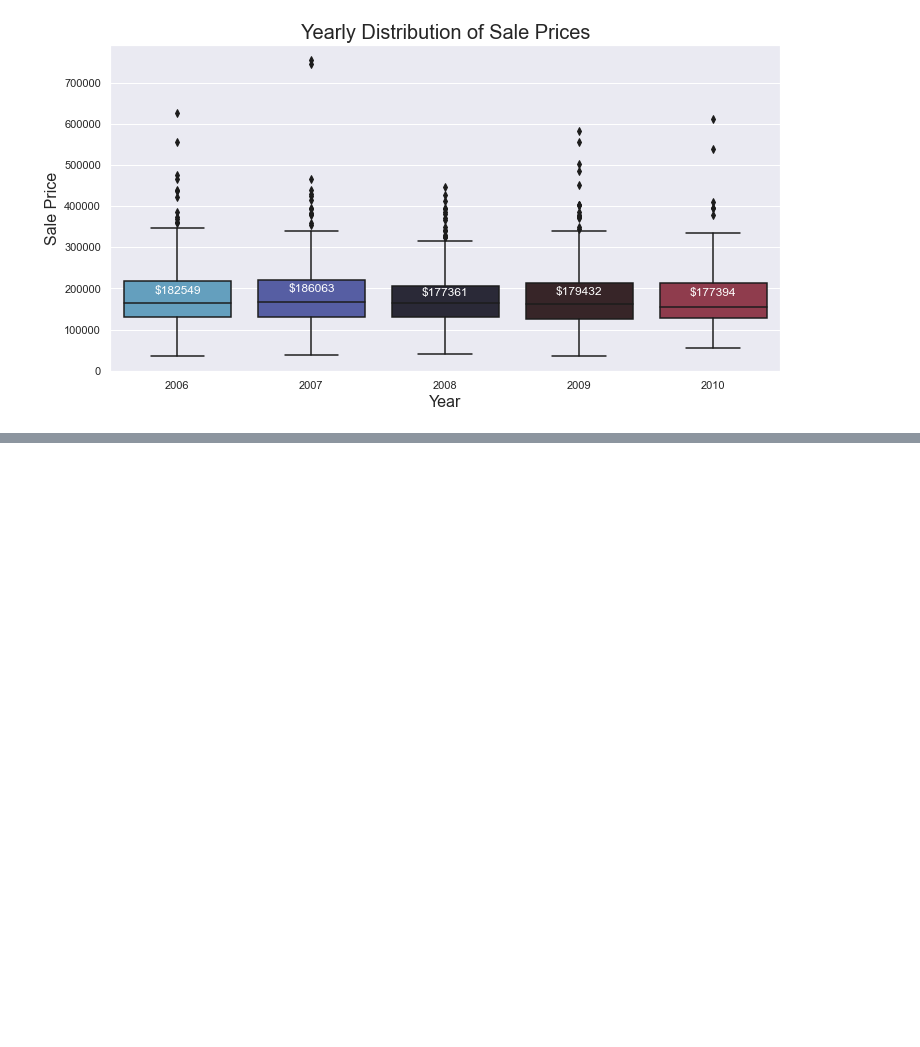
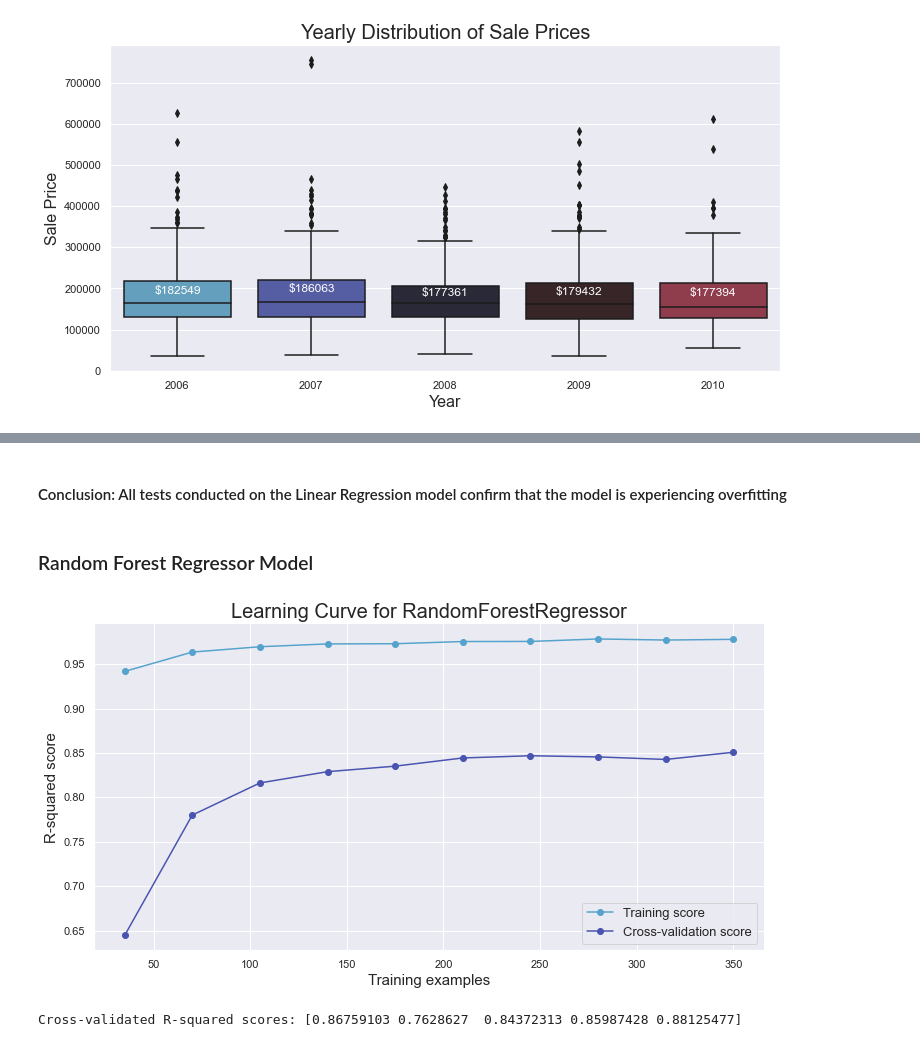
Before and after one commit to Guilhermedbs/House-Prices, a Jupyter notebook: House prices.ipynb, the cells around one changed output, grey strips where cells are left out. Cells and saved outputs as stored; diff of their text form; code cells hidden in the pictures; blank space fills up the shorter version.

```diff
--- a/House prices.ipynb
+++ b/House prices.ipynb
@@ -505,0 +622,17 @@ X_train, X_test, y_train, y_test = train_test_split(df_trans, y, test_size=0.3)
+# %% [markdown]
+#### Conclusion: All tests conducted on the Linear Regression model confirm that the model is experiencing overfitting
+# %% [markdown]
+### Random Forest Regressor Model
+# %%
+# Visualizing the model's learning curve
+plot_learning_curve(trained_models['Random_Forest'], X_test, y_test)
+# %% [output]
+[figure, added]
+# %%
+from sklearn.model_selection import cross_val_score
+
+# Checking the cross-validation scores if cross_val_score
+scores = cross_val_score(trained_models['Random_Forest'], X_train, y_train, cv=5, scoring='r2')
+print("Cross-validated R-squared scores:", scores)
+# %% [output]
+Cross-validated R-squared scores: [0.86759103 0.7628627  0.84372313 0.85987428 0.88125477]
```
Also changed, not shown: parts of 42 cells of this notebook.
